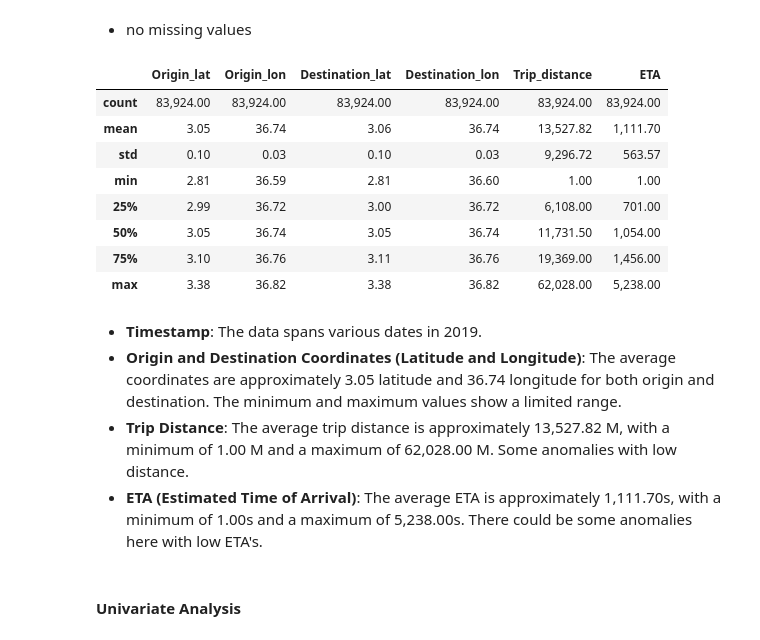
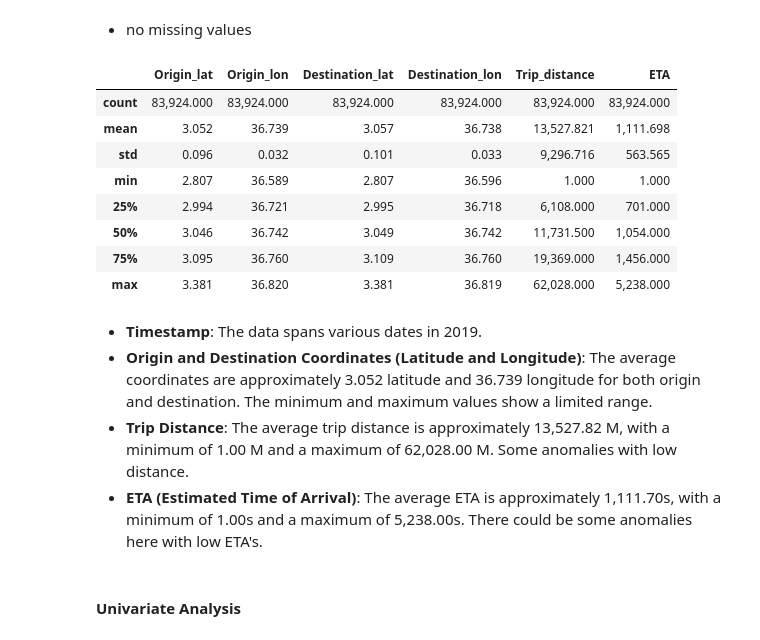
Before and after one commit to Azie88/Estimated-Time-of-Arrival-ETA-Prediction, a Jupyter notebook: Project_notebook.ipynb, the cells around one changed output. Drawn from its saved outputs; the diff is of its cells as text; code cells hidden in the pictures.

```diff
--- a/Project_notebook.ipynb
+++ b/Project_notebook.ipynb
@@ -161,23 +185,23 @@ dtype: int64
 - no missing values
 # %%
 # format numerical columns to 2 decimal places with comma separator
-pd.options.display.float_format = '{:,.2f}'.format
+pd.options.display.float_format = '{:,.3f}'.format
 
 # statistics for numerical columns
 training.describe()
 # %% [output]
 |  | Origin_lat | Origin_lon | Destination_lat | Destination_lon | Trip_distance | ETA |
-| count | 83,924.00 | 83,924.00 | 83,924.00 | 83,924.00 | 83,924.00 | 83,924.00 |
-| mean | 3.05 | 36.74 | 3.06 | 36.74 | 13,527.82 | 1,111.70 |
-| std | 0.10 | 0.03 | 0.10 | 0.03 | 9,296.72 | 563.57 |
-| min | 2.81 | 36.59 | 2.81 | 36.60 | 1.00 | 1.00 |
-| 25% | 2.99 | 36.72 | 3.00 | 36.72 | 6,108.00 | 701.00 |
-| 50% | 3.05 | 36.74 | 3.05 | 36.74 | 11,731.50 | 1,054.00 |
-| 75% | 3.10 | 36.76 | 3.11 | 36.76 | 19,369.00 | 1,456.00 |
-| max | 3.38 | 36.82 | 3.38 | 36.82 | 62,028.00 | 5,238.00 |
+| count | 83,924.000 | 83,924.000 | 83,924.000 | 83,924.000 | 83,924.000 | 83,924.000 |
+| mean | 3.052 | 36.739 | 3.057 | 36.738 | 13,527.821 | 1,111.698 |
+| std | 0.096 | 0.032 | 0.101 | 0.033 | 9,296.716 | 563.565 |
+| min | 2.807 | 36.589 | 2.807 | 36.596 | 1.000 | 1.000 |
+| 25% | 2.994 | 36.721 | 2.995 | 36.718 | 6,108.000 | 701.000 |
+| 50% | 3.046 | 36.742 | 3.049 | 36.742 | 11,731.500 | 1,054.000 |
+| 75% | 3.095 | 36.760 | 3.109 | 36.760 | 19,369.000 | 1,456.000 |
+| max | 3.381 | 36.820 | 3.381 | 36.819 | 62,028.000 | 5,238.000 |
 # %% [markdown]
 - **Timestamp**: The data spans various dates in 2019.
-- **Origin and Destination Coordinates (Latitude and Longitude)**: The average coordinates are approximately 3.05 latitude and 36.74 longitude for both origin and destination. The minimum and maximum values show a limited range.
+- **Origin and Destination Coordinates (Latitude and Longitude)**: The average coordinates are approximately 3.052 latitude and 36.739 longitude for both origin and destination. The minimum and maximum values show a limited range.
 - **Trip Distance**: The average trip distance is approximately 13,527.82 M, with a minimum of 1.00 M and a maximum of 62,028.00 M. Some anomalies with low distance.
 - **ETA (Estimated Time of Arrival)**: The average ETA is approximately 1,111.70s, with a minimum of 1.00s and a maximum of 5,238.00s. There could be some anomalies here with low ETA's.
 # %% [markdown]
```
Also changed, not shown: parts of 67 cells of this notebook.
